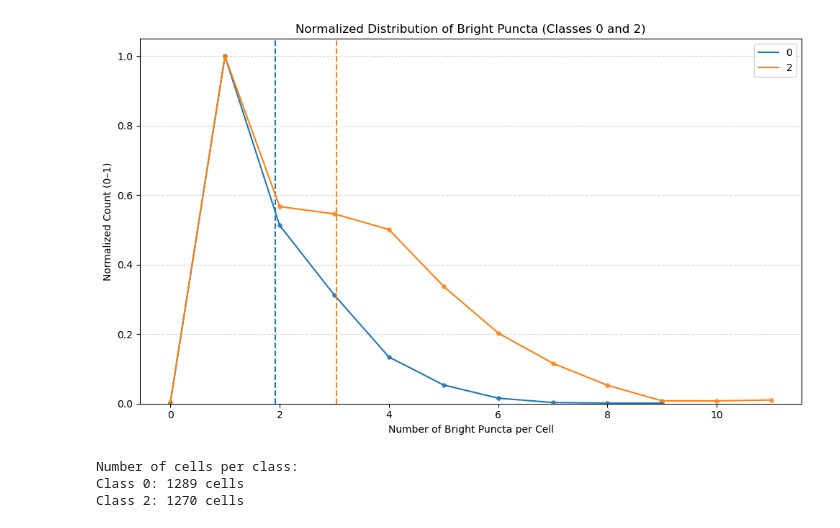
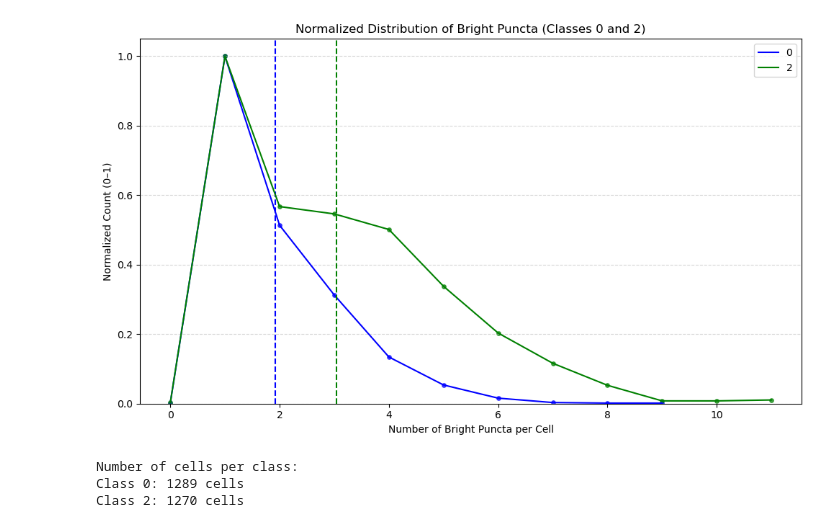
Before and after one commit to liulabspatial/Omics-cycleHCR-QuAC, a Jupyter notebook: v_QuAC feature quantitation/c_DAPI puncta count dataset quantitation.ipynb, the cells around one changed output. Saved outputs shown, nothing was run; the diff lists cells and outputs as text; code cells hidden in the pictures.

```diff
--- a/v_QuAC feature quantitation/c_DAPI puncta count dataset quantitation.ipynb
+++ b/v_QuAC feature quantitation/c_DAPI puncta count dataset quantitation.ipynb
@@ -130,7 +47,7 @@ for subfolder in sorted(os.listdir(root_dir)):
 
 # ---- PLOT STRAIGHT LINES (normalized) ----
 plt.figure(figsize=(10,6))
-colors = ["C0", "C1"]
+colors = ["blue", "green"]
 
 for i, (cls, counts) in enumerate(puncta_counts.items()):
     counts = np.array(counts)
@@ -144,35 +61,35 @@ for i, (cls, counts) in enumerate(puncta_counts.items()):
     # Histogram
     unique_vals, freqs = np.unique(counts, return_counts=True)
     freqs = freqs / np.sum(freqs)
 
     # Add (0,0) if missing
     if unique_vals[0] > 0:
         unique_vals = np.insert(unique_vals, 0, 0)
         freqs = np.insert(freqs, 0, 0)
 
     # Normalize to max = 1
     freqs_norm = freqs / np.max(freqs)
 
     # Plot
     plt.plot(unique_vals, freqs_norm, color=colors[i % len(colors)], label=cls)
     plt.scatter(unique_vals, freqs_norm, s=15,
                 color=colors[i % len(colors)], alpha=0.7)
 
     # Mean line
     mean_val = np.mean(counts)
     plt.axvline(mean_val, color=colors[i % len(colors)], linestyle='--')
 
 plt.xlabel("Number of Bright Puncta per Cell")
 plt.ylabel("Normalized Count (0–1)")
 plt.title("Normalized Distribution of Bright Puncta (Classes 0 and 2)")
 plt.legend()
 plt.grid(axis='y', linestyle='--', alpha=0.5)
 plt.ylim(0, 1.05)
 plt.tight_layout()
-# plt.savefig("bright_puncta_distribution_filtered_0_2.pdf", dpi=300)
+plt.savefig("bright_puncta_distribution_filtered_0_2.pdf", dpi=300)
 plt.show()
 # %% [output]
-[figure, old version]
+[figure, new version]
 # %%
 print("Number of cells per class:")
 for cls, counts in sorted(puncta_counts.items()):
```
Also changed, not shown: parts of 1 cell of this notebook, 2 other files.
